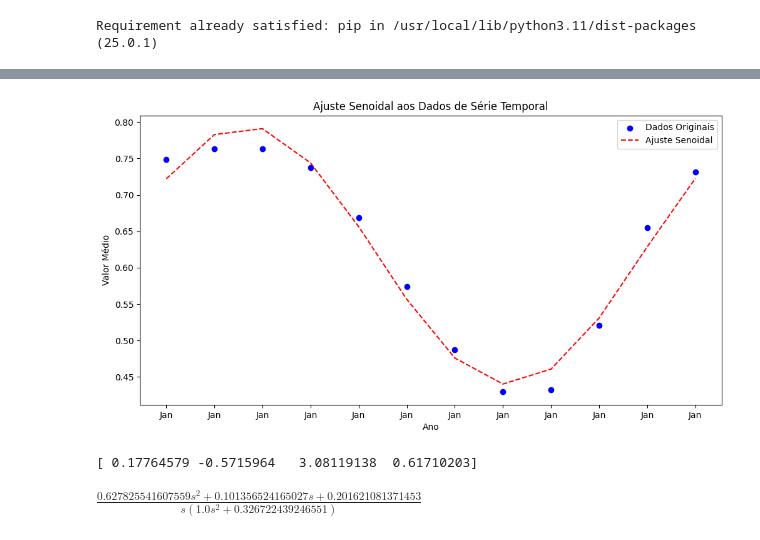
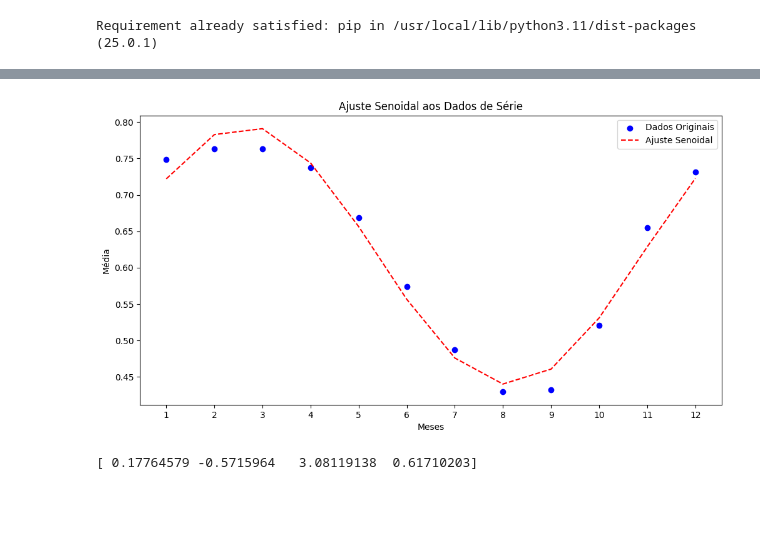
Before and after one commit to tinicius/controle, a Jupyter notebook: Trabalho_Controle.ipynb, the cells around one changed output, grey strips where cells are left out. Saved outputs shown, nothing was run; the diff lists cells and outputs as text; code cells hidden in the pictures; blank space fills up the shorter version.

```diff
--- a/Trabalho_Controle.ipynb
+++ b/Trabalho_Controle.ipynb
@@ -63,53 +169,28 @@ NameError: name 'time_series_avg' is not defined
 # %%
 import numpy as np
 import matplotlib.pyplot as plt
 from scipy.optimize import curve_fit
 
-# Função seno para ajustar aos dados
 def seno(x, A, B, C, D):
     return A * np.sin(B * x + C) + D
 
-# Ajustar o modelo senoidal aos dados
 popt, _ = curve_fit(seno, media_mensal.index, media_mensal.values, p0=[1, 0.1, 0, 0], maxfev=10000)
 
-# Plotando os resultados
 plt.figure(figsize=(12, 6))
 plt.scatter(media_mensal.index, media_mensal.values, label="Dados Originais", color='blue')
 plt.plot(media_mensal.index, seno(media_mensal.index, *popt), label="Ajuste Senoidal", color='red', linestyle='--')
-plt.xlabel("Ano")
-plt.ylabel("Valor Médio")
-plt.title("Ajuste Senoidal aos Dados de Série Temporal")
+plt.xlabel("Meses")
+plt.ylabel("Média")
+plt.title("Ajuste Senoidal aos Dados de Série")
 plt.legend()
 
-# Define a list of month names
 month_names = ['Jan', 'Feb', 'Mar', 'Apr', 'May', 'Jun', 'Jul', 'Aug', 'Sep', 'Oct', 'Nov', 'Dec']
 
-# Create labels with month names
-plt.xticks(ticks=media_mensal.index, labels=[f'{month_names[int((y % 1) * 12)]}' for y in media_mensal.index])
+plt.xticks(ticks=media_mensal.index)
 
 plt.show()
 
-
 print(popt)
 # %% [output]
-[figure, old version]
+[figure, new version]
 [ 0.17764579 -0.5715964   3.08119138  0.61710203]
-# %%
-import sympy as sp
-import numpy as np
-import matplotlib.pyplot as plt
-import control as ctrl
-
-x, s = sp.symbols('x s')
-
-A, B, C, D = popt
-
-f_x = A * sp.sin(B * x + C) + D
-
-F_s = sp.laplace_transform(f_x, x, s)[0]
-
-F_s = sp.simplify(F_s)
-
-F_s
-# %% [output]
-$\displaystyle \frac{0.627825541607559 s^{2} + 0.101356524165027 s + 0.201621081371453}{s \left(1.0 s^{2} + 0.326722439246551\right)}$
```
Also changed, not shown: parts of 6 cells of this notebook, 1 other file.
